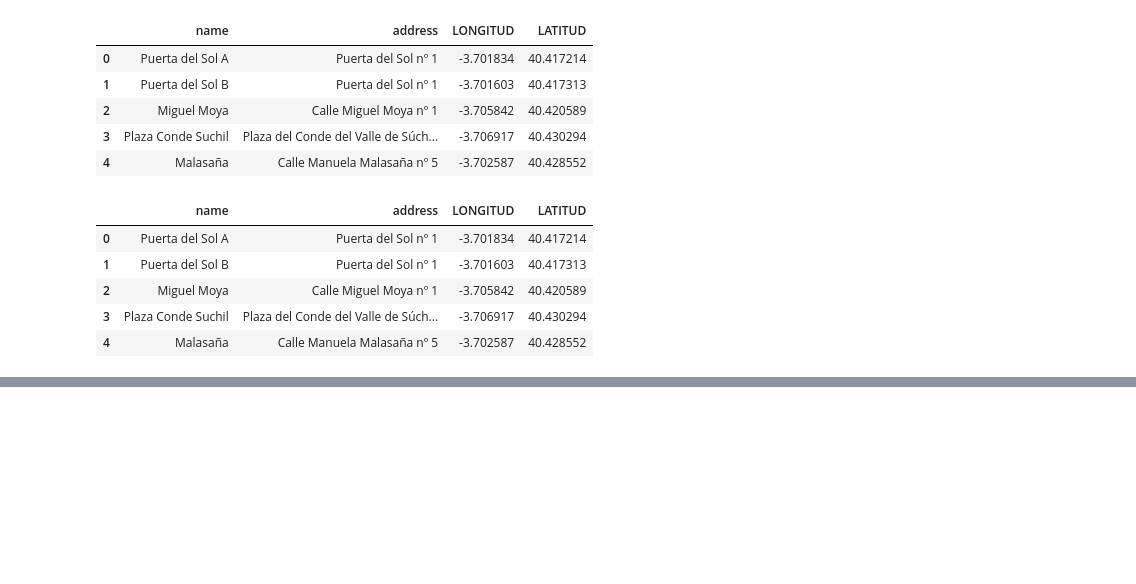
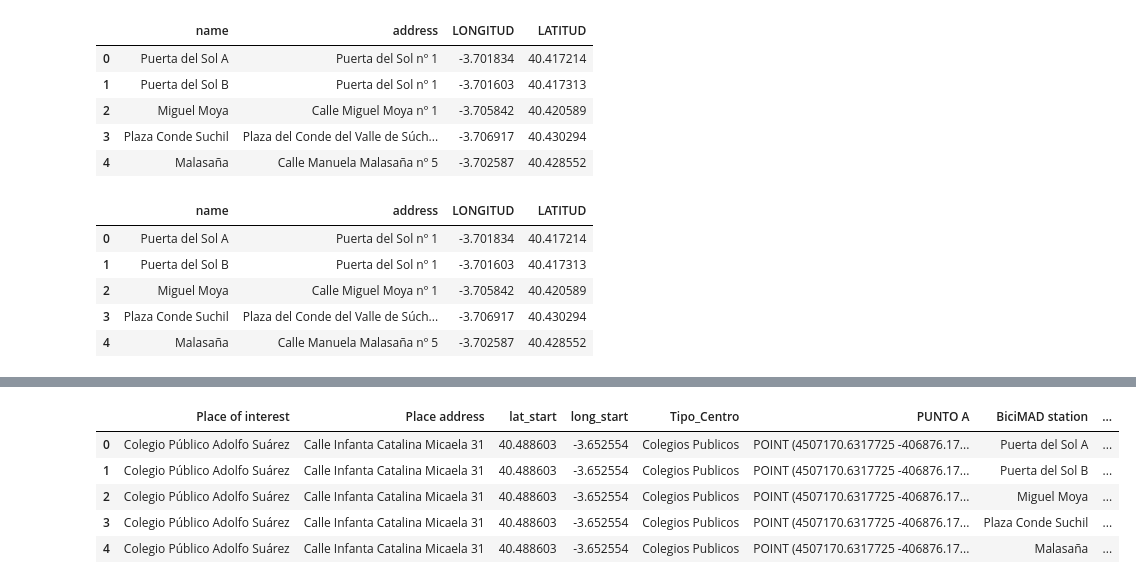
Before and after one commit to napoleonthevitzla/ih_datamadpt1121_project_m1, a Jupyter notebook: Notebook/PseudoCode_projecto_IH_M1.ipynb, the cells around one changed output, grey strips where cells are left out. Cells and saved outputs as stored; diff of their text form; code cells hidden in the pictures; blank space fills up the shorter version.

```diff
--- a/Notebook/PseudoCode_projecto_IH_M1.ipynb
+++ b/Notebook/PseudoCode_projecto_IH_M1.ipynb
@@ -228,7 +243,15 @@ bicimad_data["PUNTO B"] = bicimad_data.apply(lambda x: to_mercator(x["lat_finish
 # %%
 ## Unimos los dataset
 
 dataset = pd.merge(ayuntamiento_data,bicimad_data,how="cross")
+dataset.head(5)
+# %% [output]
+|  | Place of interest | Place address | lat_start | long_start | Tipo_Centro | PUNTO A | BiciMAD station | ... |
+| 0 | Colegio Público Adolfo Suárez | Calle Infanta Catalina Micaela 31 | 40.488603 | -3.652554 | Colegios Publicos | POINT (4507170.6317725 -406876.17... | Puerta del Sol A | ... |
+| 1 | Colegio Público Adolfo Suárez | Calle Infanta Catalina Micaela 31 | 40.488603 | -3.652554 | Colegios Publicos | POINT (4507170.6317725 -406876.17... | Puerta del Sol B | ... |
+| 2 | Colegio Público Adolfo Suárez | Calle Infanta Catalina Micaela 31 | 40.488603 | -3.652554 | Colegios Publicos | POINT (4507170.6317725 -406876.17... | Miguel Moya | ... |
+| 3 | Colegio Público Adolfo Suárez | Calle Infanta Catalina Micaela 31 | 40.488603 | -3.652554 | Colegios Publicos | POINT (4507170.6317725 -406876.17... | Plaza Conde Suchil | ... |
+| 4 | Colegio Público Adolfo Suárez | Calle Infanta Catalina Micaela 31 | 40.488603 | -3.652554 | Colegios Publicos | POINT (4507170.6317725 -406876.17... | Malasaña | ... |
 # %%
 ## AÑADIMOS LA COLUMNA con el resultado de distance meters:
 
```
Also changed, not shown: parts of 9 cells of this notebook, 3 other files.
